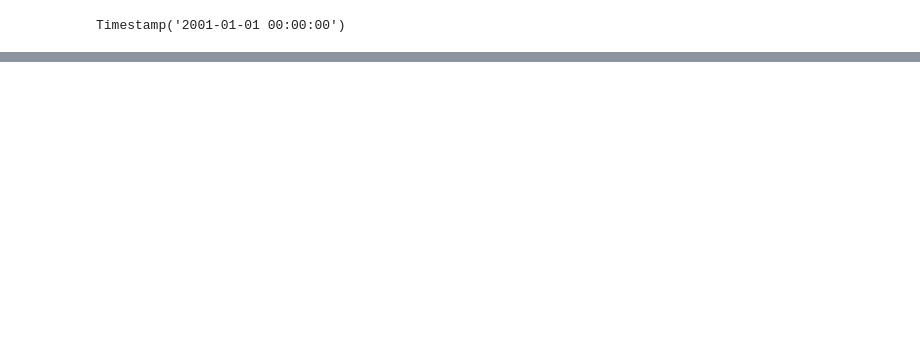
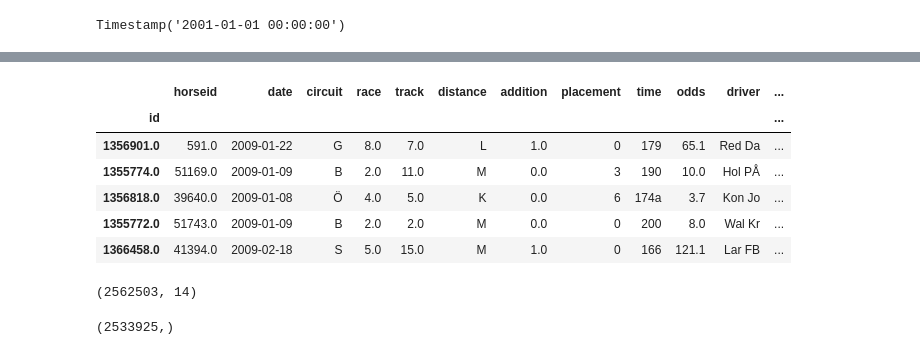
Before and after one commit to Engin89/horseracing, a Jupyter notebook: notebooks/EDA Races.ipynb, the cells around one changed output, grey strips where cells are left out. Cells and saved outputs as stored; diff of their text form; code cells hidden in the pictures; blank space fills up the shorter version.

```diff
--- a/notebooks/EDA Races.ipynb
+++ b/notebooks/EDA Races.ipynb
@@ -247,0 +255,18 @@ races.odds.hist();
+# %%
+races.head()
+# %% [output]
+|  | horseid | date | circuit | race | track | distance | addition | placement | time | odds | driver | ... |
+| id |  |  |  |  |  |  |  |  |  |  |  | ... |
+| 1356901.0 | 591.0 | 2009-01-22 | G | 8.0 | 7.0 | L | 1.0 | 0 | 179 | 65.1 | Red Da | ... |
+| 1355774.0 | 51169.0 | 2009-01-09 | B | 2.0 | 11.0 | M | 0.0 | 3 | 190 | 10.0 | Hol PÅ | ... |
+| 1356818.0 | 39640.0 | 2009-01-08 | Ö | 4.0 | 5.0 | K | 0.0 | 6 | 174a | 3.7 | Kon Jo | ... |
+| 1355772.0 | 51743.0 | 2009-01-09 | B | 2.0 | 2.0 | M | 0.0 | 0 | 200 | 8.0 | Wal Kr | ... |
+| 1366458.0 | 41394.0 | 2009-02-18 | S | 5.0 | 15.0 | M | 1.0 | 0 | 166 | 121.1 | Lar FB | ... |
+# %%
+races.shape
+# %% [output]
+(2562503, 14)
+# %%
+races.index.unique().shape
+# %% [output]
+(2533925,)
```
Also changed, not shown: parts of 31 cells of this notebook, 2 other files.
